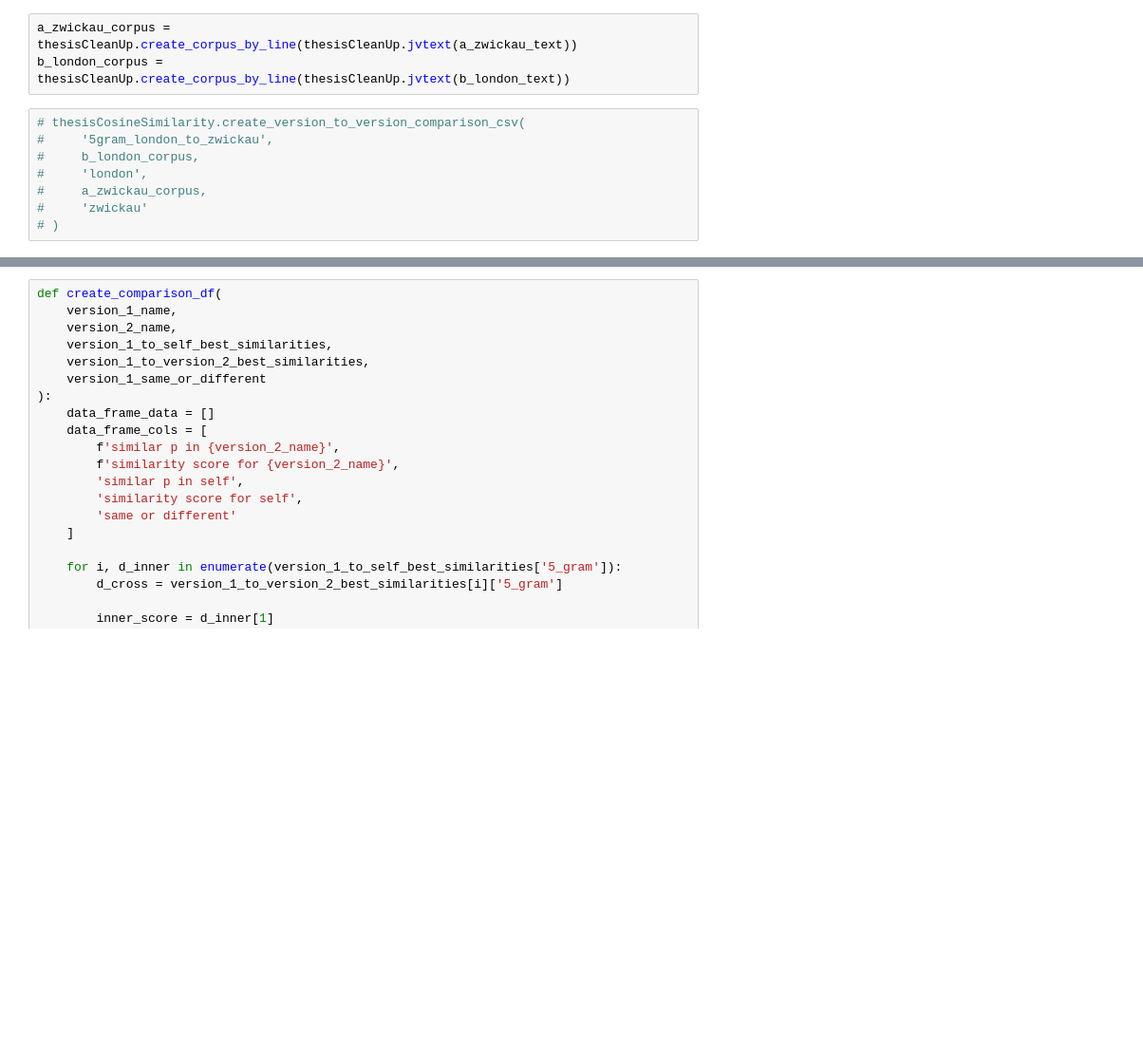
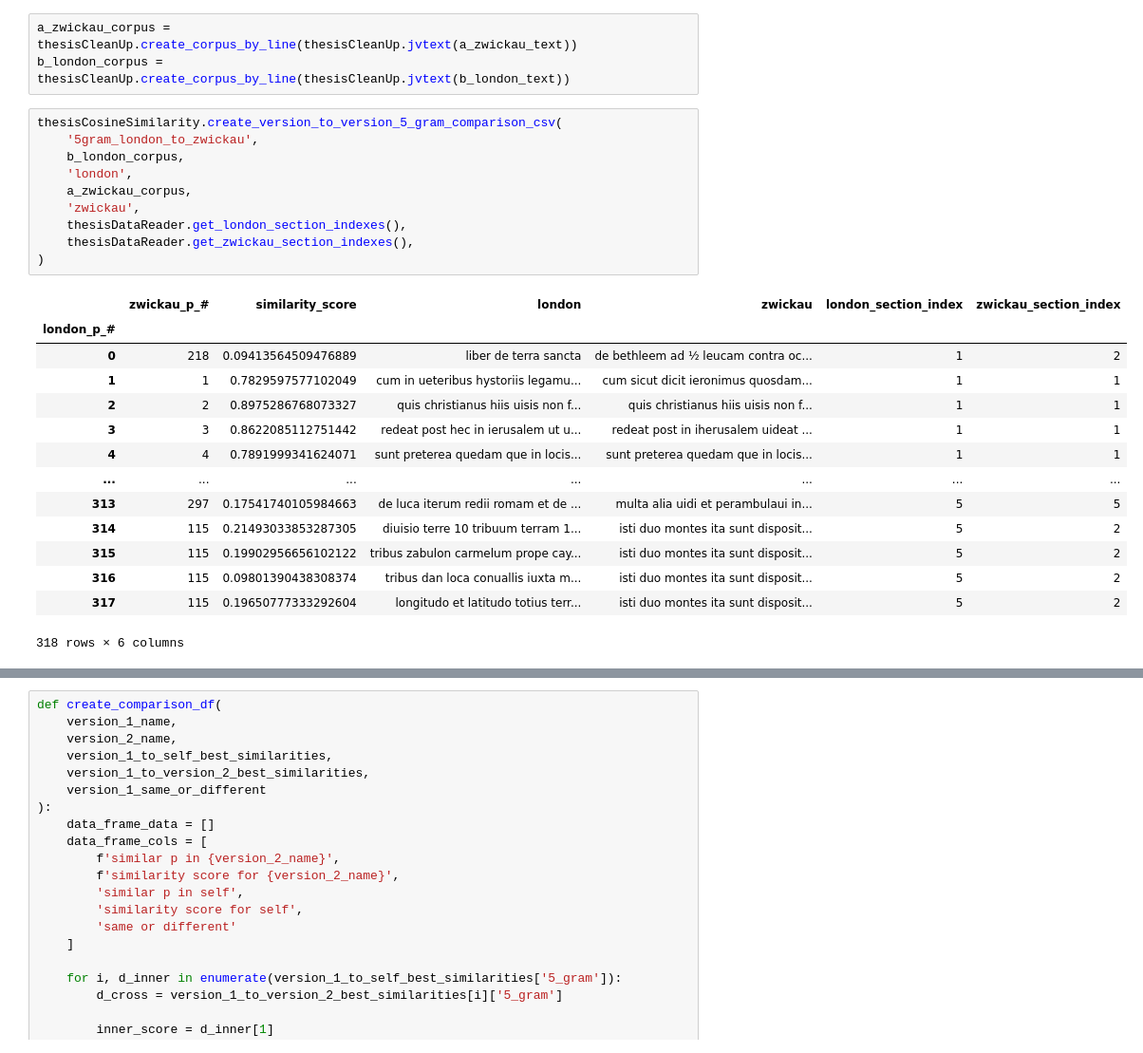
Before and after one commit to sashaaKr/thesis, a Jupyter notebook: notebooks/create_version_comparison_spreadshet.ipynb, the cells around one changed output, grey strips where cells are left out. Shown at 95% size. Drawn from its saved outputs; the diff is of its cells as text; blank space fills up the shorter version.

```diff
--- a/notebooks/create_version_comparison_spreadshet.ipynb
+++ b/notebooks/create_version_comparison_spreadshet.ipynb
@@ -39,11 +39,28 @@ b_london_text = thesisDataReader.read_london()
 a_zwickau_corpus = thesisCleanUp.create_corpus_by_line(thesisCleanUp.jvtext(a_zwickau_text))
 b_london_corpus = thesisCleanUp.create_corpus_by_line(thesisCleanUp.jvtext(b_london_text))
 # %%
-# thesisCosineSimilarity.create_version_to_version_comparison_csv(
-#     '5gram_london_to_zwickau',
-#     b_london_corpus,
-#     'london',
-#     a_zwickau_corpus,
-#     'zwickau'
-# )
+thesisCosineSimilarity.create_version_to_version_5_gram_comparison_csv(
+    '5gram_london_to_zwickau',
+    b_london_corpus,
+    'london',
+    a_zwickau_corpus,
+    'zwickau',
+    thesisDataReader.get_london_section_indexes(),
+    thesisDataReader.get_zwickau_section_indexes(),
+)
+# %% [output]
+|  | zwickau_p_# | similarity_score | london | zwickau | london_section_index | zwickau_section_index |
+| london_p_# |  |  |  |  |  |  |
+| 0 | 218 | 0.09413564509476889 | liber de terra sancta | de bethleem ad ½ leucam contra oc... | 1 | 2 |
+| 1 | 1 | 0.7829597577102049 | cum in ueteribus hystoriis legamu... | cum sicut dicit ieronimus quosdam... | 1 | 1 |
+| 2 | 2 | 0.8975286768073327 | quis christianus hiis uisis non f... | quis christianus hiis uisis non f... | 1 | 1 |
+| 3 | 3 | 0.8622085112751442 | redeat post hec in ierusalem ut u... | redeat post in iherusalem uideat ... | 1 | 1 |
+| 4 | 4 | 0.7891999341624071 | sunt preterea quedam que in locis... | sunt preterea quedam que in locis... | 1 | 1 |
+| ... | ... | ... | ... | ... | ... | ... |
+| 313 | 297 | 0.17541740105984663 | de luca iterum redii romam et de ... | multa alia uidi et perambulaui in... | 5 | 5 |
+| 314 | 115 | 0.21493033853287305 | diuisio terre 10 tribuum terram 1... | isti duo montes ita sunt disposit... | 5 | 2 |
+| 315 | 115 | 0.19902956656102122 | tribus zabulon carmelum prope cay... | isti duo montes ita sunt disposit... | 5 | 2 |
+| 316 | 115 | 0.09801390438308374 | tribus dan loca conuallis iuxta m... | isti duo montes ita sunt disposit... | 5 | 2 |
+| 317 | 115 | 0.19650777333292604 | longitudo et latitudo totius terr... | isti duo montes ita sunt disposit... | 5 | 2 |
+318 rows × 6 columns
 # %%
```
Also changed, not shown: parts of 1 cell of this notebook, 17 other files.
